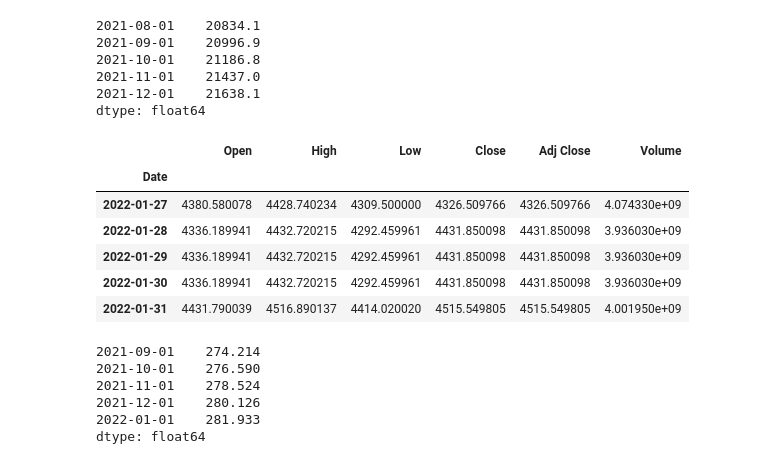
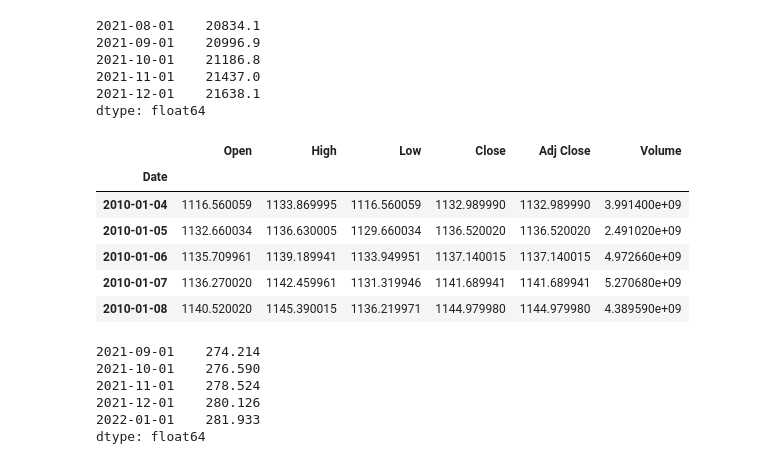
Before and after one commit to dbogatic/economic-indicators, a Jupyter notebook: m2_supply.ipynb, the cells around one changed output. Cells and saved outputs as stored; diff of their text form; code cells hidden in the pictures.

Commit message:
updated date range ffr and m2

```diff
--- a/m2_supply.ipynb
+++ b/m2_supply.ipynb
@@ -26,17 +28,22 @@ m2_supply.tail()
 2021-11-01    21437.0
 2021-12-01    21638.1
 dtype: float64
-# %%
-# Read in S&P 500 history
-sp_history = pd.read_csv('/Users/draganbogatic/Documents/Fin_Tech/economic-indicators/resources/sp_history.csv', parse_dates=True, index_col='Date')
-sp_history.tail()
-# %% [output]
-|  | Open | High | Low | Close | Adj Close | Volume |
-| Date |  |  |  |  |  |  |
-| 2022-01-27 | 4380.580078 | 4428.740234 | 4309.500000 | 4326.509766 | 4326.509766 | 4.074330e+09 |
-| 2022-01-28 | 4336.189941 | 4432.720215 | 4292.459961 | 4431.850098 | 4431.850098 | 3.936030e+09 |
-| 2022-01-29 | 4336.189941 | 4432.720215 | 4292.459961 | 4431.850098 | 4431.850098 | 3.936030e+09 |
-| 2022-01-30 | 4336.189941 | 4432.720215 | 4292.459961 | 4431.850098 | 4431.850098 | 3.936030e+09 |
-| 2022-01-31 | 4431.790039 | 4516.890137 | 4414.020020 | 4515.549805 | 4515.549805 | 4.001950e+09 |
+# %%
+# Pull S&P Index historical values from yfinance API
+ticker = "^GSPC"
+start= "2010-01-01"
+end= "2021-12-31"
+
+sp_history = yf.download(ticker, start=start, end=end, progress=False)
+sp_history = sp_history.asfreq(freq='D').ffill().dropna()
+sp_history.head()
+# %% [output]
+|  | Open | High | Low | Close | Adj Close | Volume |
+| Date |  |  |  |  |  |  |
+| 2010-01-04 | 1116.560059 | 1133.869995 | 1116.560059 | 1132.989990 | 1132.989990 | 3.991400e+09 |
+| 2010-01-05 | 1132.660034 | 1136.630005 | 1129.660034 | 1136.520020 | 1136.520020 | 2.491020e+09 |
+| 2010-01-06 | 1135.709961 | 1139.189941 | 1133.949951 | 1137.140015 | 1137.140015 | 4.972660e+09 |
+| 2010-01-07 | 1136.270020 | 1142.459961 | 1131.319946 | 1141.689941 | 1141.689941 | 5.270680e+09 |
+| 2010-01-08 | 1140.520020 | 1145.390015 | 1136.219971 | 1144.979980 | 1144.979980 | 4.389590e+09 |
 # %%
 # Pull Consumer Price Index for All Urban Consumers: All Items in U.S. City Average (CPIAUCSL)
```
Also changed, not shown: parts of 6 cells of this notebook, 4 other files.
